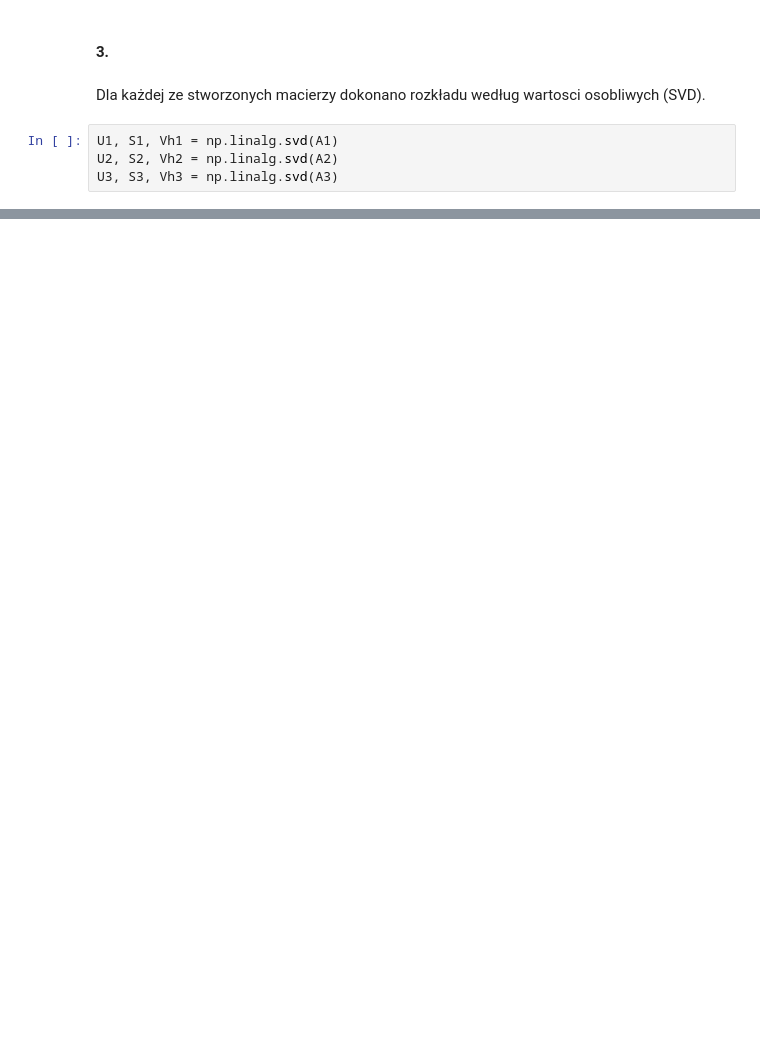
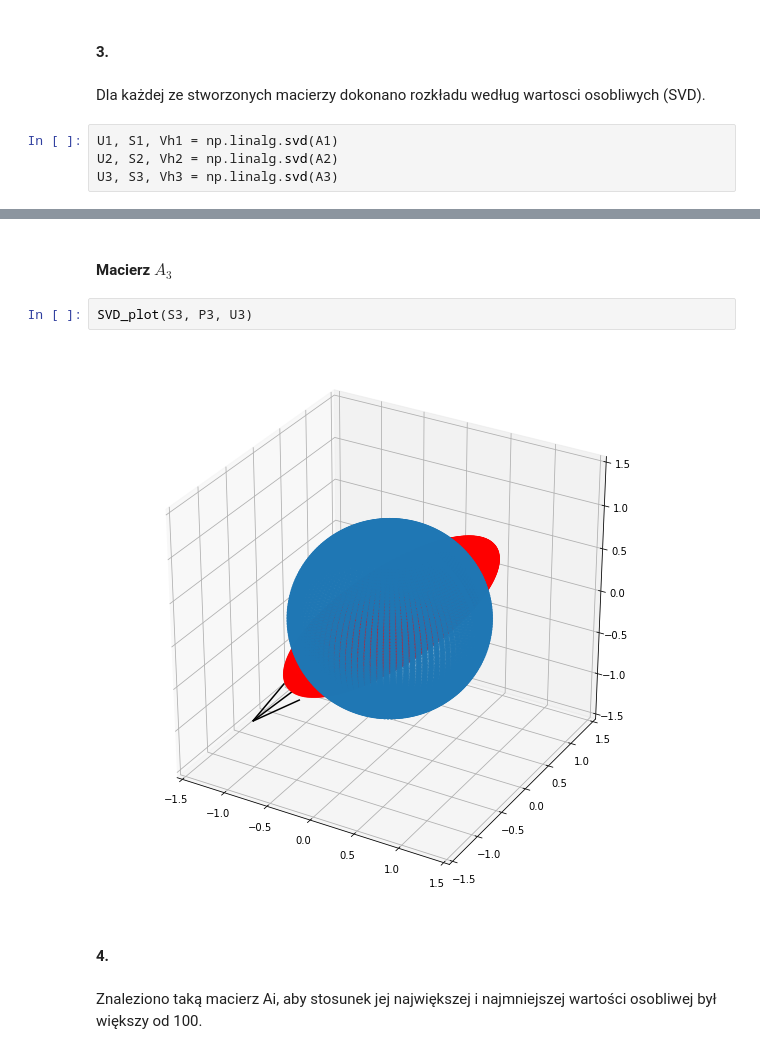
Before and after one commit to AlexMaz99/MOwNiT, a Jupyter notebook: lab3/report3.ipynb, the cells around one changed output, grey strips where cells are left out. Cells and saved outputs as stored; diff of their text form; blank space fills up the shorter version.

```diff
--- a/lab3/report3.ipynb
+++ b/lab3/report3.ipynb
@@ -104,0 +139,10 @@ U3, S3, Vh3 = np.linalg.svd(A3)
+# %% [markdown]
+#### Macierz $A_3$
+# %%
+SVD_plot(S3, P3, U3)
+# %% [output]
+[figure, added]
+# %% [markdown]
+#### 4.
+# %% [markdown]
+Znaleziono taką macierz Ai, aby stosunek jej największej i najmniejszej wartości osobliwej był większy od 100.
```
Also changed, not shown: parts of 35 cells of this notebook.
